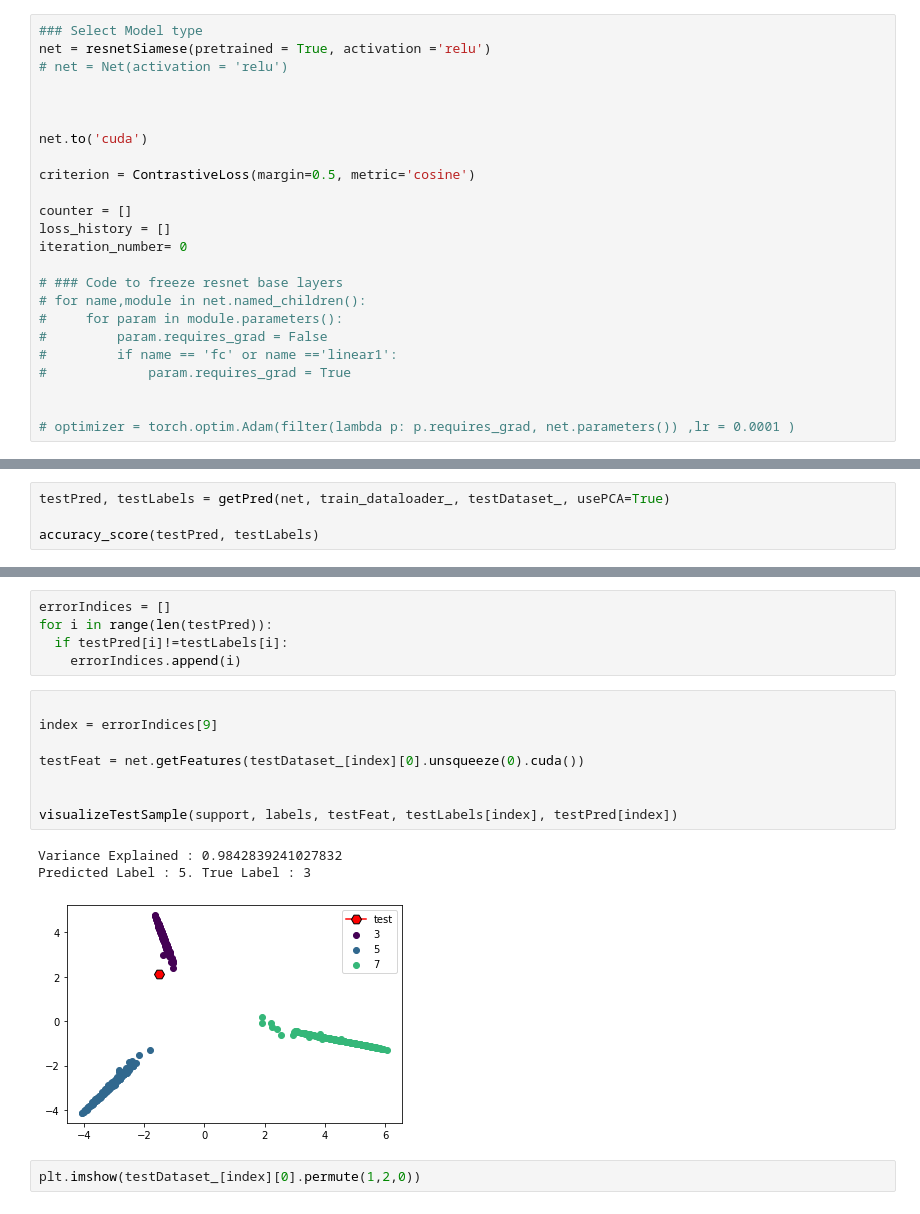
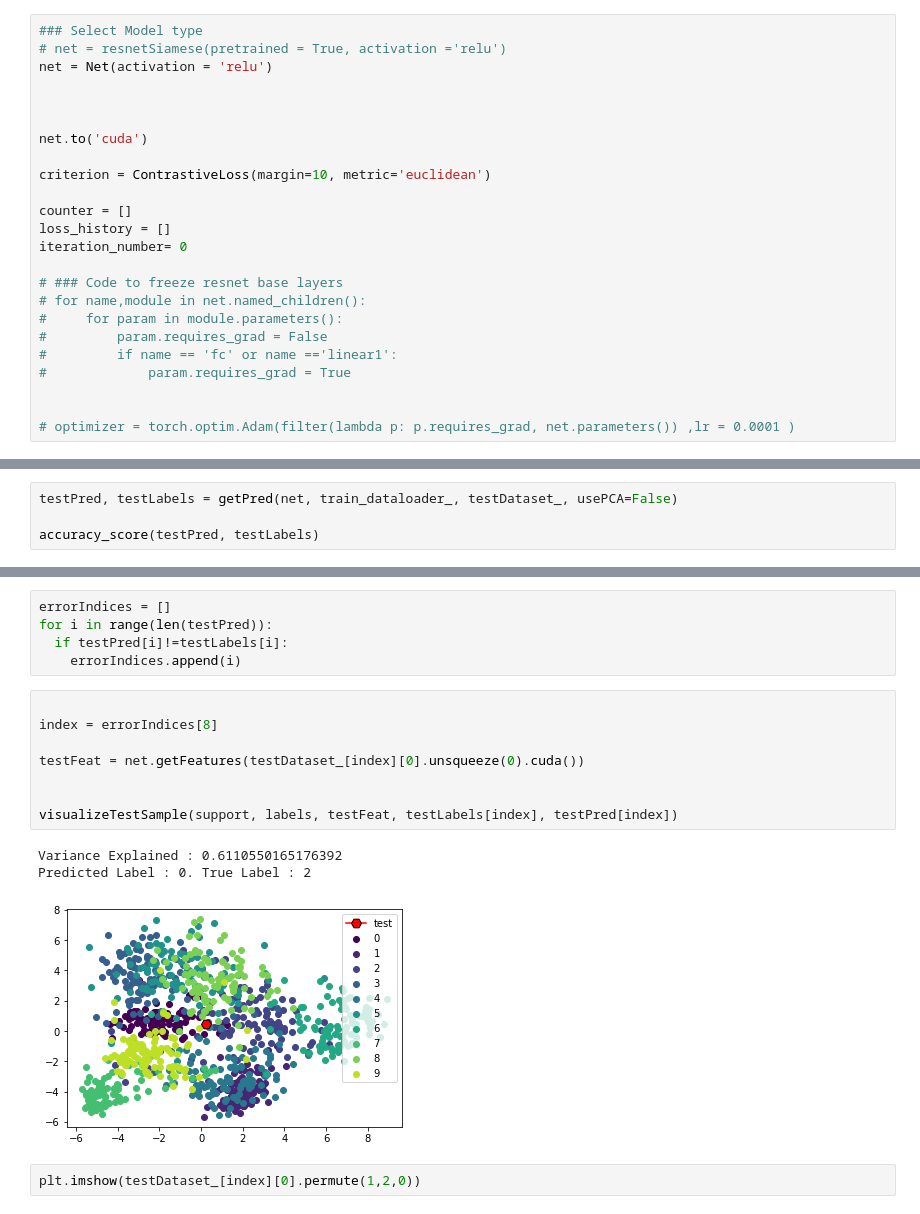
Before and after one commit to rsk2327/SiameseNets_PyTorch, a Jupyter notebook: MNIST_Siamese.ipynb, the cells around one changed output, grey strips where cells are left out. Saved outputs shown, nothing was run; the diff lists cells and outputs as text.

```diff
--- a/MNIST_Siamese.ipynb
+++ b/MNIST_Siamese.ipynb
@@ -492,14 +492,14 @@ test_dataloader_ = DataLoader(testDataset_,
                         batch_size=10)
 # %%
 ### Select Model type
-net = resnetSiamese(pretrained = True, activation ='relu')
-# net = Net(activation = 'relu')
+# net = resnetSiamese(pretrained = True, activation ='relu')
+net = Net(activation = 'relu')
 
 
 
 net.to('cuda')
 
-criterion = ContrastiveLoss(margin=0.5, metric='cosine')
+criterion = ContrastiveLoss(margin=10, metric='euclidean')
 
 counter = []
 loss_history = []
@@ -613,7 +613,7 @@ def getPred(net, train_dataloader_, testDataset_, metric = 'cosine', usePCA = Fa
 
     return predList, labelList
 # %%
-testPred, testLabels = getPred(net, train_dataloader_, testDataset_, usePCA=True)
+testPred, testLabels = getPred(net, train_dataloader_, testDataset_, usePCA=False)
 
 accuracy_score(testPred, testLabels)
 # %% [output]
@@ -627,16 +627,16 @@ for i in range(len(testPred)):
     errorIndices.append(i)
 # %%
 
-index = errorIndices[9]
+index = errorIndices[8]
 
 testFeat = net.getFeatures(testDataset_[index][0].unsqueeze(0).cuda())
 
 
 visualizeTestSample(support, labels, testFeat, testLabels[index], testPred[index])
 # %% [output]
-Variance Explained : 0.9842839241027832
-Predicted Label : 5. True Label : 3
+Variance Explained : 0.6110550165176392
+Predicted Label : 0. True Label : 2
-[figure, old version]
+[figure, new version]
 # %%
 plt.imshow(testDataset_[index][0].permute(1,2,0))
 # %% [output]
```
Also changed, not shown: parts of 3 cells of this notebook.
